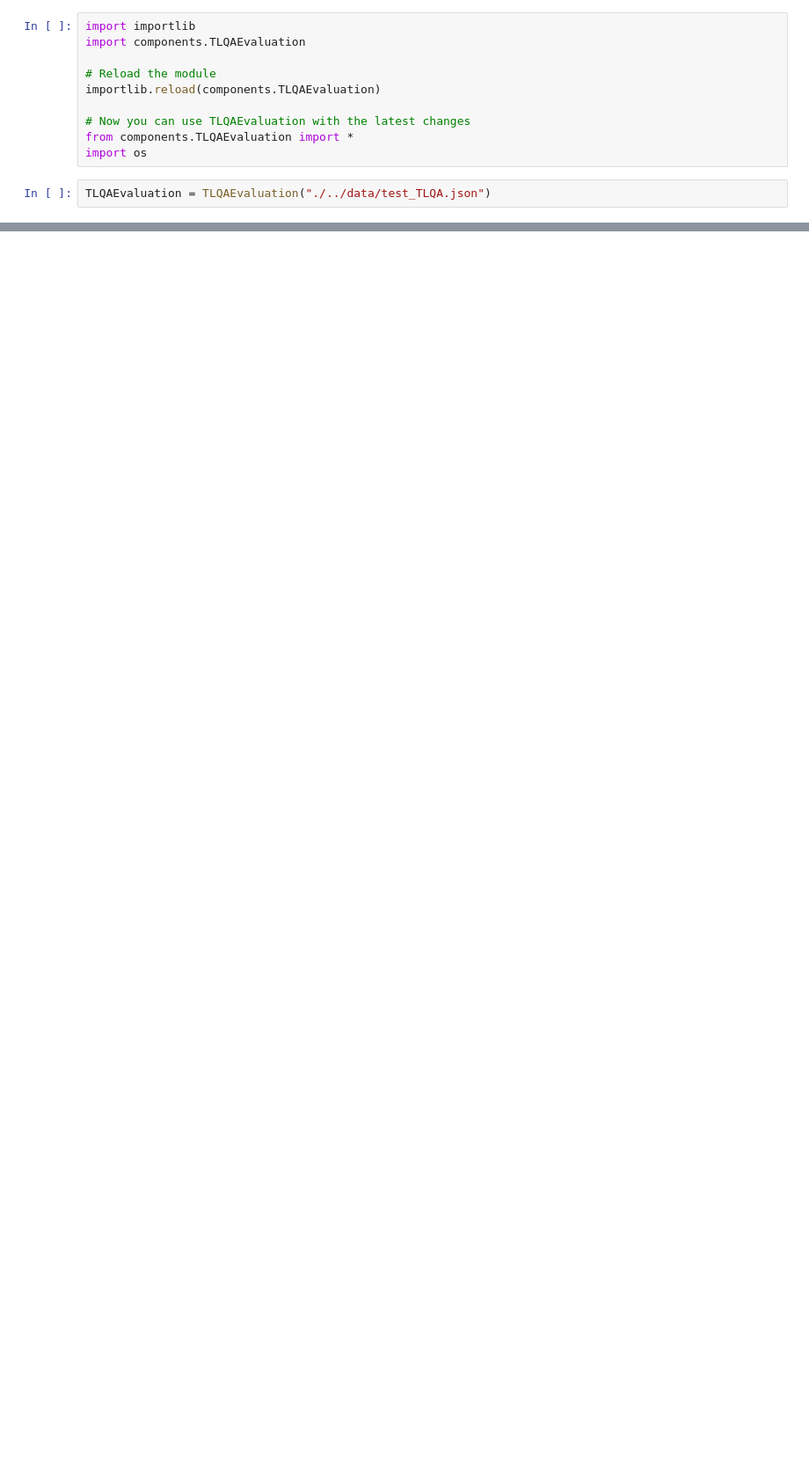
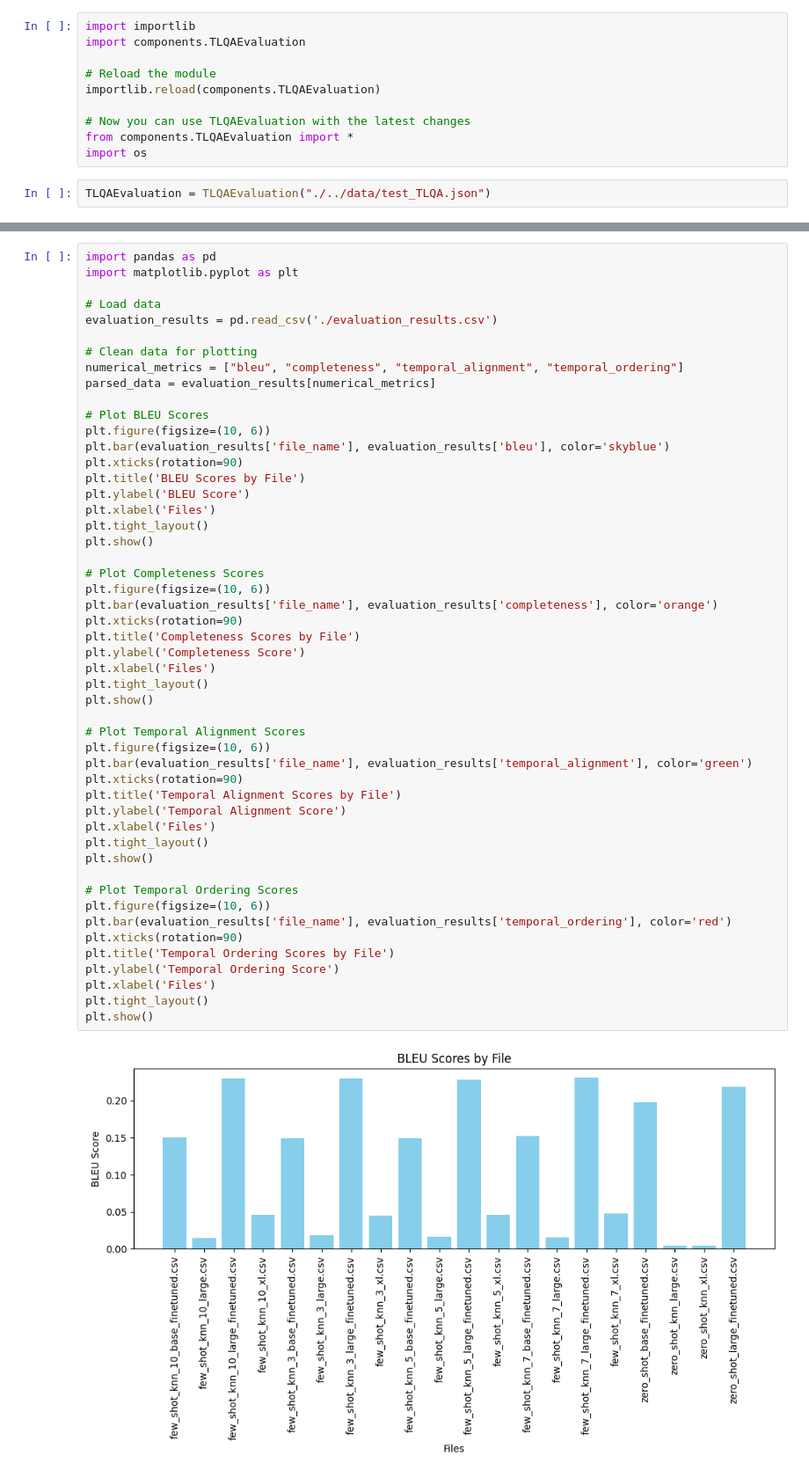
Before and after one commit to MateiMirica/Timeline-based-List-Question-Answering, a Jupyter notebook: code/evaluation.ipynb, the cells around one changed output, grey strips where cells are left out. Shown at 88% size. Drawn from its saved outputs; the diff is of its cells as text; blank space fills up the shorter version.

Commit message:
Add evaluation results

```diff
--- a/code/evaluation.ipynb
+++ b/code/evaluation.ipynb
@@ -58,0 +90,52 @@ Processing file: .\..\results\few_shot_knn_7_xl.csv
+# %%
+import pandas as pd
+import matplotlib.pyplot as plt
+
+# Load data
+evaluation_results = pd.read_csv('./evaluation_results.csv')
+
+# Clean data for plotting
+numerical_metrics = ["bleu", "completeness", "temporal_alignment", "temporal_ordering"]
+parsed_data = evaluation_results[numerical_metrics]
+
+# Plot BLEU Scores
+plt.figure(figsize=(10, 6))
+plt.bar(evaluation_results['file_name'], evaluation_results['bleu'], color='skyblue')
+plt.xticks(rotation=90)
+plt.title('BLEU Scores by File')
+plt.ylabel('BLEU Score')
+plt.xlabel('Files')
+plt.tight_layout()
+plt.show()
+
+# Plot Completeness Scores
+plt.figure(figsize=(10, 6))
+plt.bar(evaluation_results['file_name'], evaluation_results['completeness'], color='orange')
+plt.xticks(rotation=90)
+plt.title('Completeness Scores by File')
+plt.ylabel('Completeness Score')
+plt.xlabel('Files')
+plt.tight_layout()
+plt.show()
+
+# Plot Temporal Alignment Scores
+plt.figure(figsize=(10, 6))
+plt.bar(evaluation_results['file_name'], evaluation_results['temporal_alignment'], color='green')
+plt.xticks(rotation=90)
+plt.title('Temporal Alignment Scores by File')
+plt.ylabel('Temporal Alignment Score')
+plt.xlabel('Files')
+plt.tight_layout()
+plt.show()
+
+# Plot Temporal Ordering Scores
+plt.figure(figsize=(10, 6))
+plt.bar(evaluation_results['file_name'], evaluation_results['temporal_ordering'], color='red')
+plt.xticks(rotation=90)
+plt.title('Temporal Ordering Scores by File')
+plt.ylabel('Temporal Ordering Score')
+plt.xlabel('Files')
+plt.tight_layout()
+plt.show()
+# %% [output]
+[figure, added]
```
Also changed, not shown: parts of 2 cells of this notebook, 1 other file.
